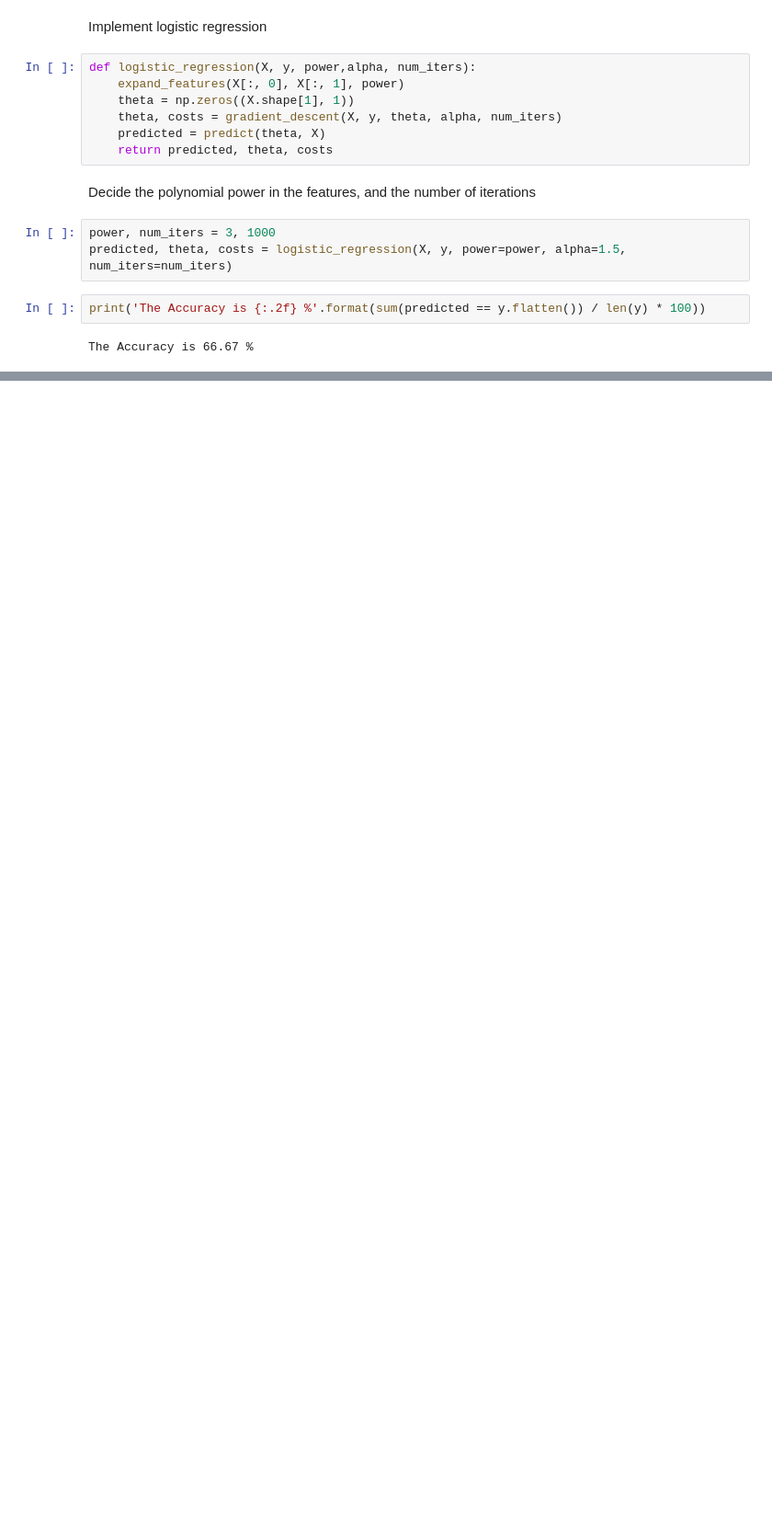
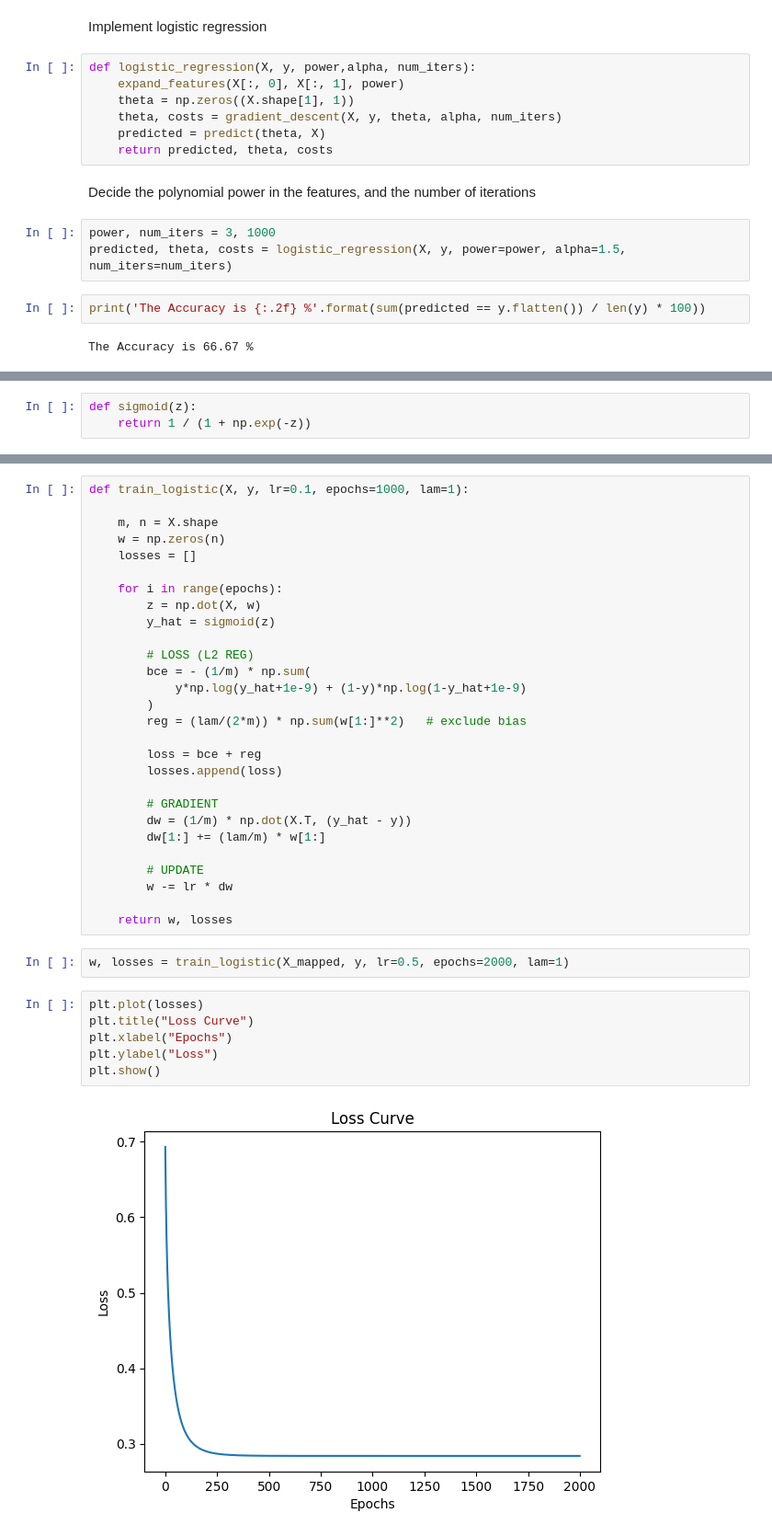
Before and after one commit to Raul-Akhuli/ML, a Jupyter notebook: Logistic_regression/regularization.ipynb, the cells around one changed output, grey strips where cells are left out. Shown at 92% size. Drawn from its saved outputs; the diff is of its cells as text; blank space fills up the shorter version.

```diff
--- a/Logistic_regression/regularization.ipynb
+++ b/Logistic_regression/regularization.ipynb
@@ -79,0 +146,3 @@ The Accuracy is 66.67 %
+# %%
+def sigmoid(z):
+    return 1 / (1 + np.exp(-z))
@@ -79,0 +151,38 @@ The Accuracy is 66.67 %
+# %%
+def train_logistic(X, y, lr=0.1, epochs=1000, lam=1):
+
+    m, n = X.shape
+    w = np.zeros(n)
+    losses = []
+
+    for i in range(epochs):
+        z = np.dot(X, w)
+        y_hat = sigmoid(z)
+
+        # LOSS (L2 REG)
+        bce = - (1/m) * np.sum(
+            y*np.log(y_hat+1e-9) + (1-y)*np.log(1-y_hat+1e-9)
+        )
+        reg = (lam/(2*m)) * np.sum(w[1:]**2)   # exclude bias
+
+        loss = bce + reg
+        losses.append(loss)
+
+        # GRADIENT
+        dw = (1/m) * np.dot(X.T, (y_hat - y))
+        dw[1:] += (lam/m) * w[1:]
+
+        # UPDATE
+        w -= lr * dw
+
+    return w, losses
+# %%
+w, losses = train_logistic(X_mapped, y, lr=0.5, epochs=2000, lam=1)
+# %%
+plt.plot(losses)
+plt.title("Loss Curve")
+plt.xlabel("Epochs")
+plt.ylabel("Loss")
+plt.show()
+# %% [output]
+[figure, added]
```
Also changed, not shown: parts of 10 cells of this notebook.
